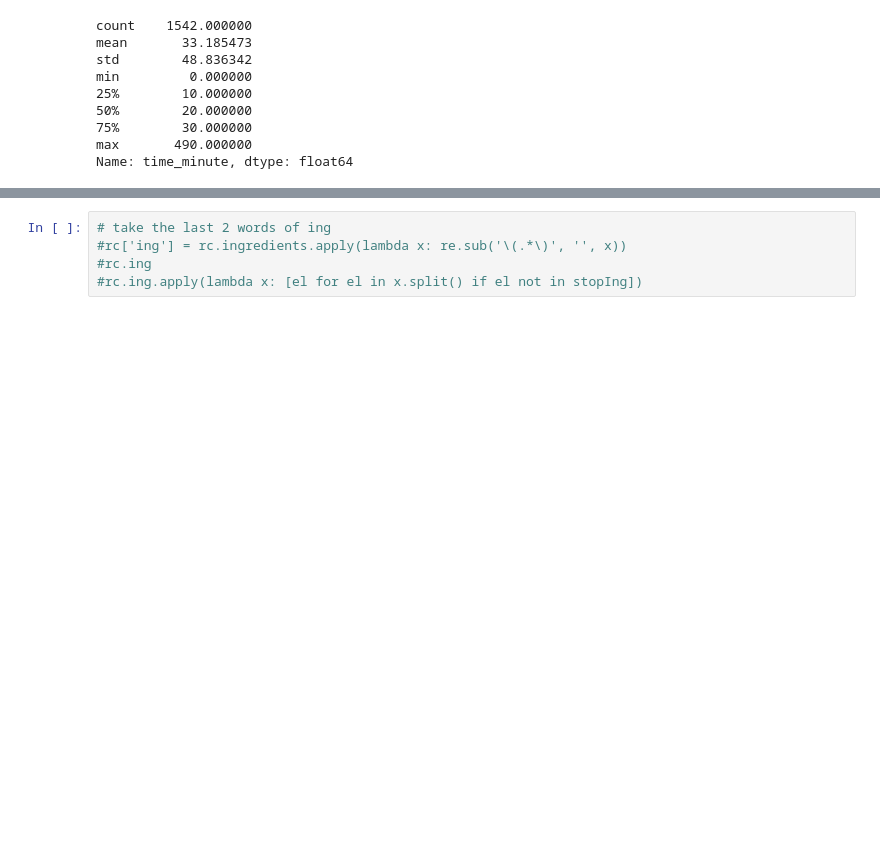
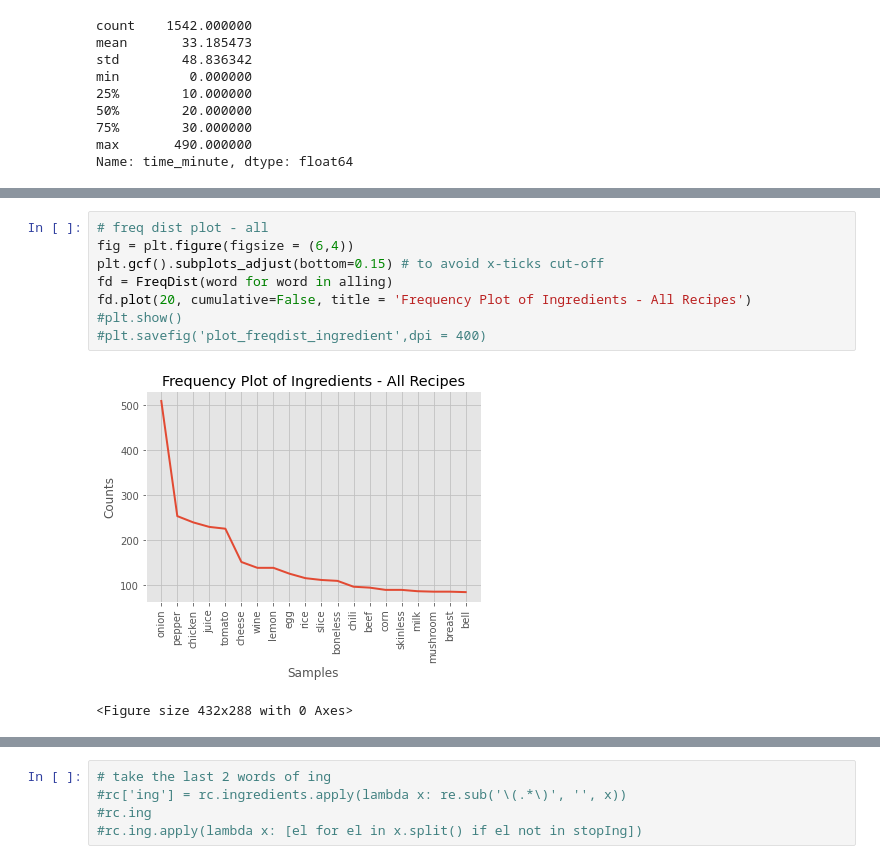
Before and after one commit to microwolf/Scrapy-simplyrecipes, a Jupyter notebook: recipes.ipynb, the cells around one changed output, grey strips where cells are left out. Saved outputs shown, nothing was run; the diff lists cells and outputs as text; blank space fills up the shorter version.

```diff
--- a/recipes.ipynb
+++ b/recipes.ipynb
@@ -272,3 +268,14 @@ FreqDist({'onion': 396, 'chicken': 265, 'juice': 214, 'pepper': 204, 'tomatoes':
+# %%
+# freq dist plot - all
+fig = plt.figure(figsize = (6,4))
+plt.gcf().subplots_adjust(bottom=0.15) # to avoid x-ticks cut-off
+fd = FreqDist(word for word in alling)
+fd.plot(20, cumulative=False, title = 'Frequency Plot of Ingredients - All Recipes')
+#plt.show()
+#plt.savefig('plot_freqdist_ingredient',dpi = 400)
+# %% [output]
+[figure, added]
+<Figure size 432x288 with 0 Axes>
 # %%
 # word cloud of ingredients by type
 # df: ingredient lists word cloud
```
Also changed, not shown: parts of 10 cells of this notebook, 19 other files.
